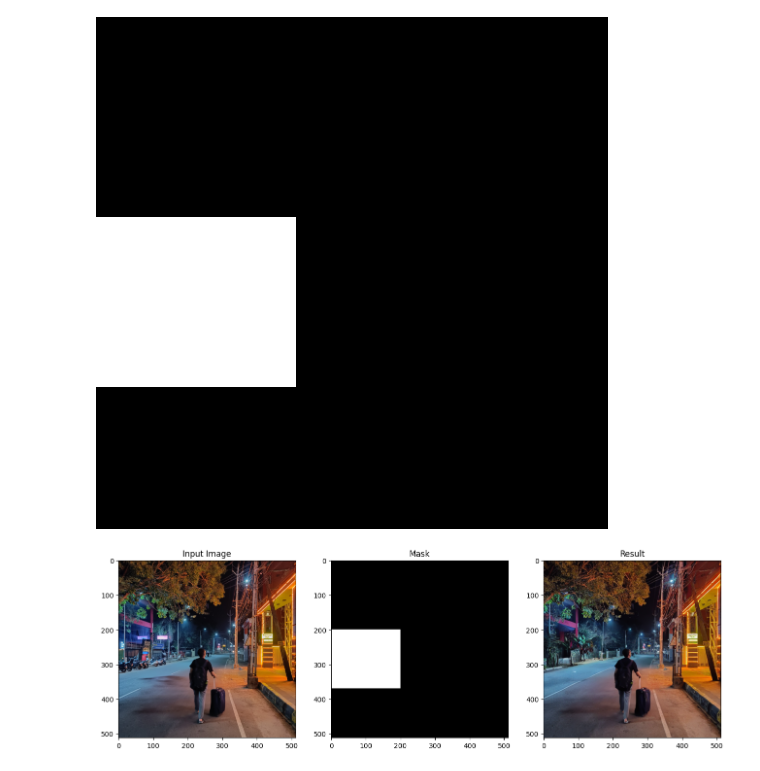
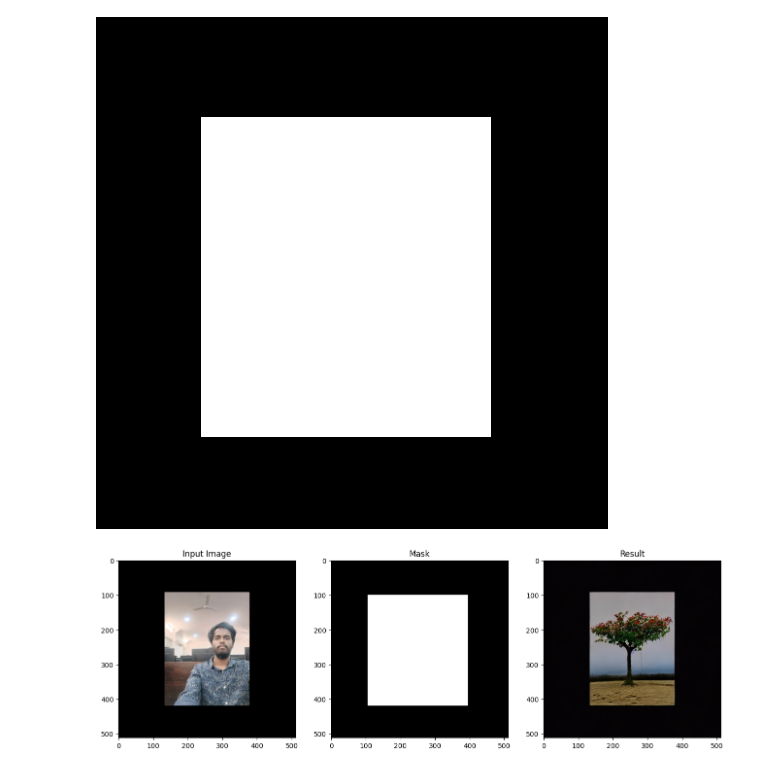
Before and after one commit to ajaysuseel/PyTorch-start, a Jupyter notebook: Copy_of_CustomImageInpainting.ipynb, the cells around one changed output. Saved outputs shown, nothing was run; the diff lists cells and outputs as text; code cells hidden in the pictures.

```diff
--- a/Copy_of_CustomImageInpainting.ipynb
+++ b/Copy_of_CustomImageInpainting.ipynb
@@ -114,10 +111,10 @@ image_width = 512
 image_height = 512
 
 # Define the mask region
-mask_xt = 0
-mask_yt = 200
-mask_xb = 0 + 200
-mask_yb = 200 + 170
+mask_xt = 105
+mask_yt = 100
+mask_xb = 105+290
+mask_yb = 100 + 320
 
 # Create a black image (all pixels are black)
 mask_image = Image.new('RGB', (image_width, image_height), color=(0, 0, 0))
@@ -133,19 +130,19 @@ for x in range(mask_xt, mask_xb):
 # Display the image
 mask_image
 # %% [output]
-[figure, old version]
+[figure, new version]
 # %%
 # Inpaint with a prompt for what we want the result to look like
-prompt = "A river with coconut trees"
+prompt = "A cocunet tree"
 output = pipe(prompt=prompt, image=image, mask_image=mask_image).images[0]
 
 # View the result
 fig, axs = plt.subplots(1, 3, figsize=(16, 5))
 axs[0].imshow(image);axs[0].set_title('Input Image')
 axs[1].imshow(mask_image);axs[1].set_title('Mask')
 axs[2].imshow(output);axs[2].set_title('Result');
 # %% [output]
-[figure, old version]
+[figure, new version]
 # %%
 # Inpaint with a prompt for what we want the result to look like
 prompt = "neon lighting and a peacock"
```
Also changed, not shown: parts of 9 cells of this notebook.
